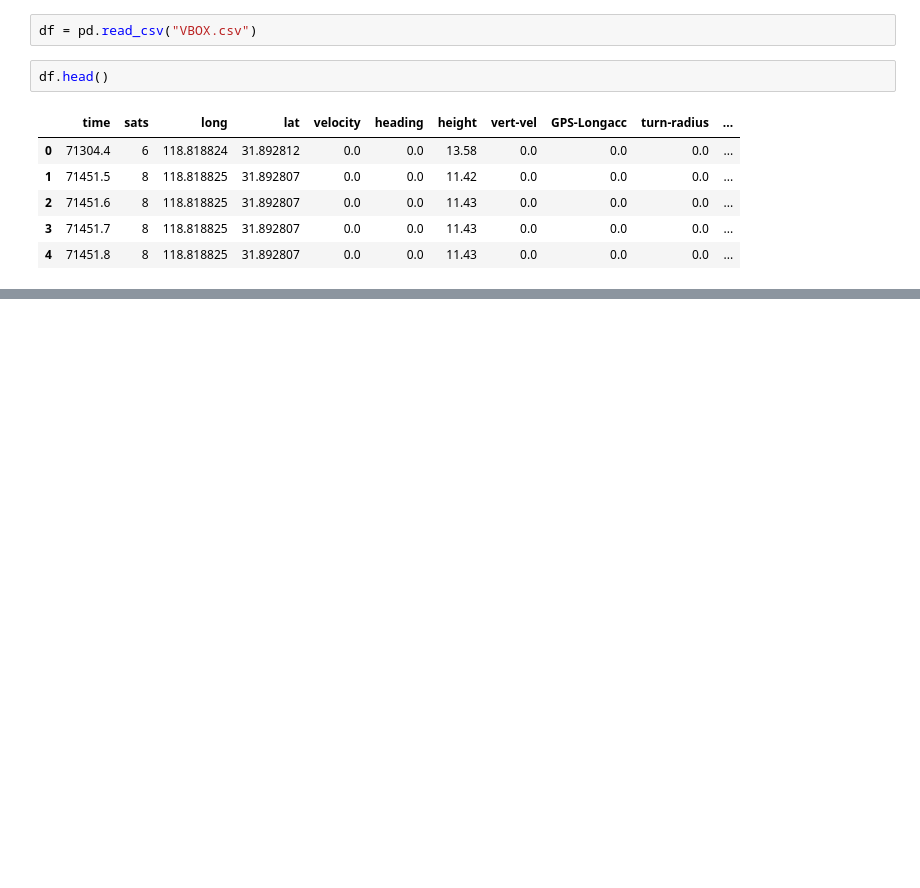
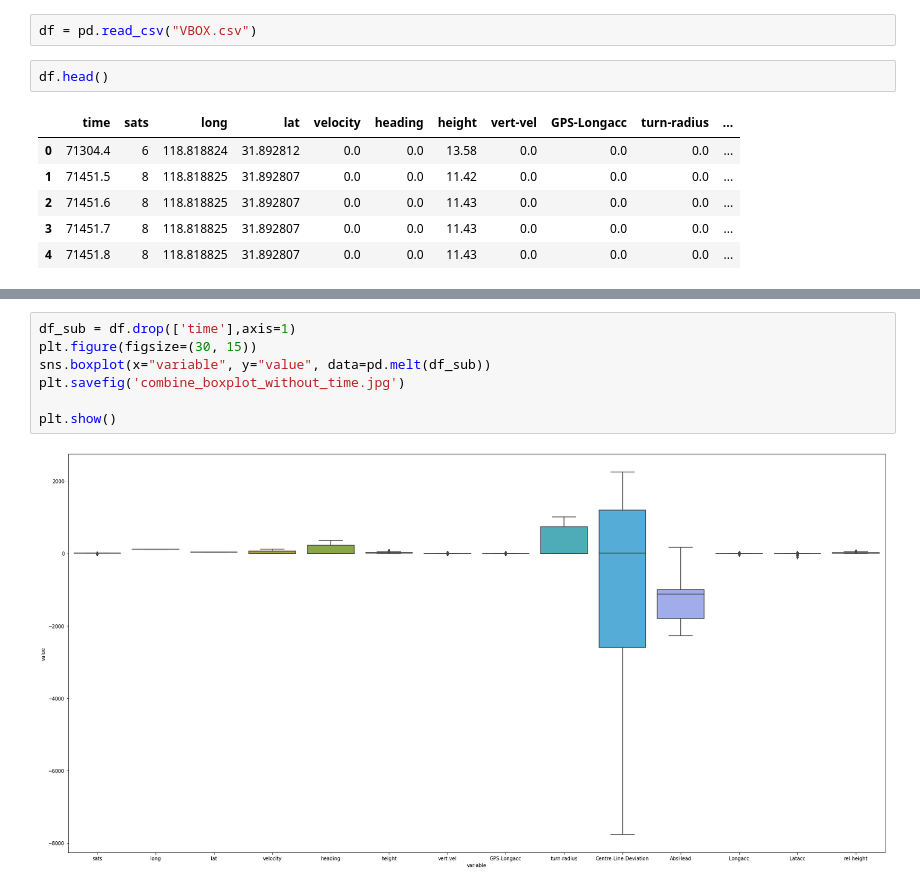
Before and after one commit to akhlaq1/data_mining_project, a Jupyter notebook: main.ipynb, the cells around one changed output, grey strips where cells are left out. Cells and saved outputs as stored; diff of their text form; blank space fills up the shorter version.

Commit message:
boxplot images updated

```diff
--- a/main.ipynb
+++ b/main.ipynb
@@ -14,0 +75,9 @@ df.head()
+# %%
+df_sub = df.drop(['time'],axis=1)
+plt.figure(figsize=(30, 15))
+sns.boxplot(x="variable", y="value", data=pd.melt(df_sub))
+plt.savefig('combine_boxplot_without_time.jpg')
+
+plt.show()
+# %% [output]
+[figure, added]
```
Also changed, not shown: parts of 13 cells of this notebook, 21 other files.
